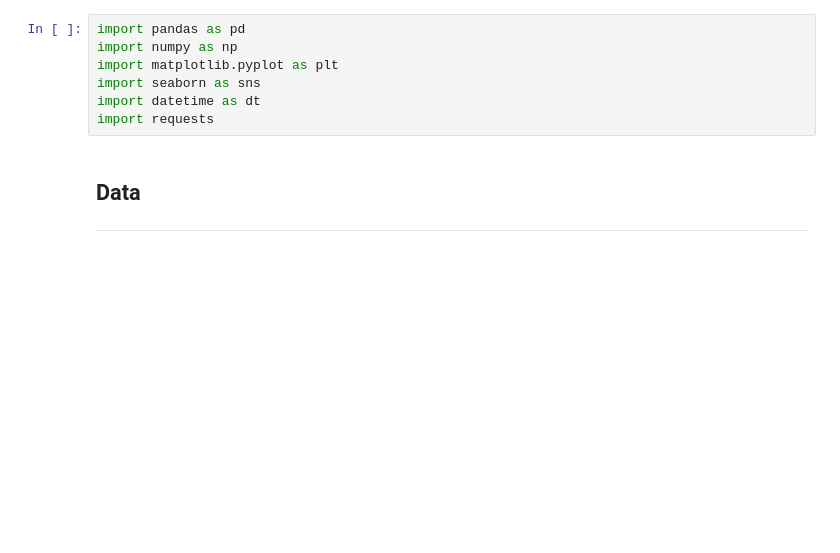
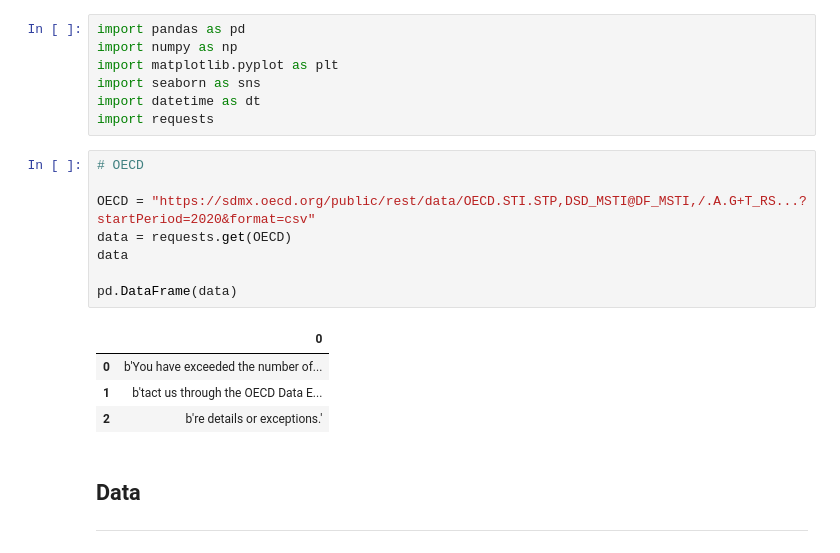
Before and after one commit to NeilTynan/4369_Project, a Jupyter notebook: project.ipynb, the cells around one changed output. Drawn from its saved outputs; the diff is of its cells as text; blank space fills up the shorter version.

Commit message:
Working on getting OECD API to work

```diff
--- a/project.ipynb
+++ b/project.ipynb
@@ -16,6 +16,19 @@ import matplotlib.pyplot as plt
 import seaborn as sns
 import datetime as dt
 import requests
+# %%
+# OECD
+
+OECD = "https://sdmx.oecd.org/public/rest/data/OECD.STI.STP,DSD_MSTI@DF_MSTI,/.A.G+T_RS...?startPeriod=2020&format=csv"
+data = requests.get(OECD)
+data
+
+pd.DataFrame(data)
+# %% [output]
+|  | 0 |
+| 0 | b'You have exceeded the number of... |
+| 1 | b'tact us through the OECD Data E... |
+| 2 | b're details or exceptions.' |
 # %% [markdown]
 ## Data
 ---
```
Also changed, not shown: parts of 2 cells of this notebook, 1 other file.
